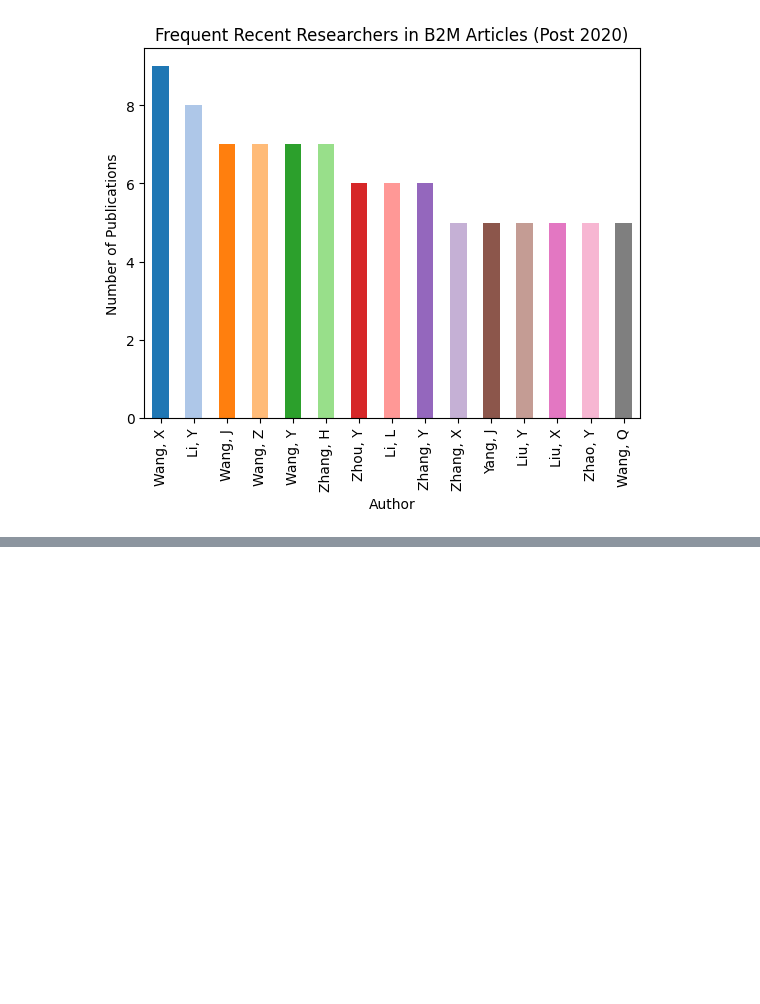
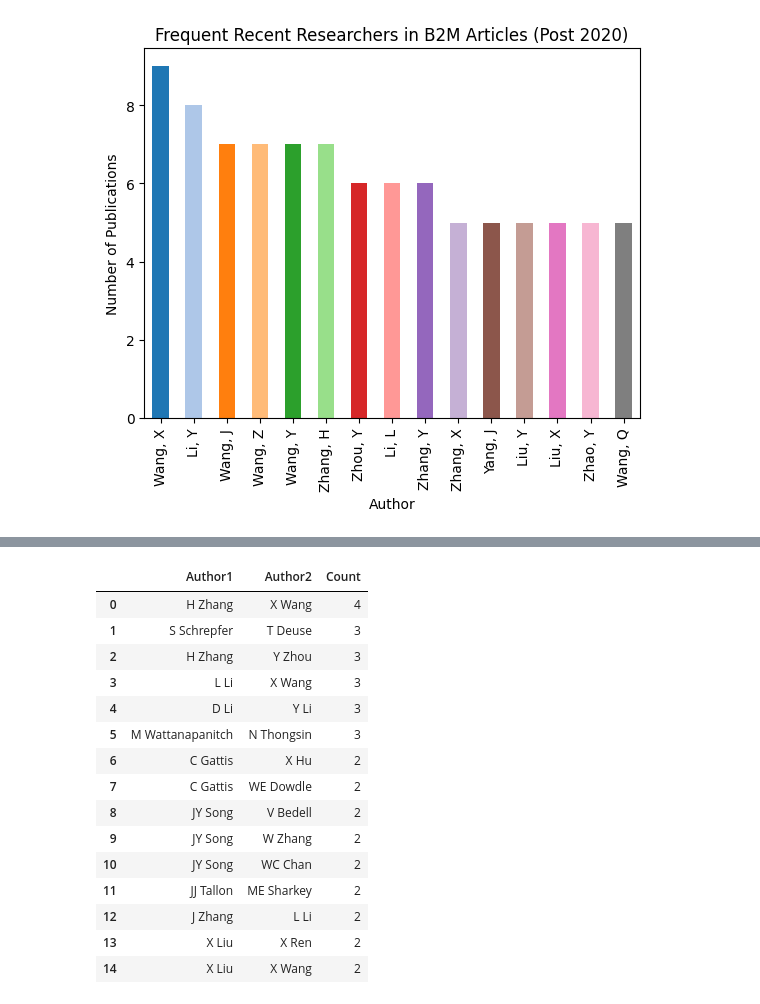
Before and after one commit to LillWawrence/consulting_skills_exam, a Jupyter notebook: mollyconsulting.ipynb, the cells around one changed output, grey strips where cells are left out. Cells and saved outputs as stored; diff of their text form; code cells hidden in the pictures; blank space fills up the shorter version.

```diff
--- a/mollyconsulting.ipynb
+++ b/mollyconsulting.ipynb
@@ -123,0 +149,59 @@ plt.show()
+# %%
+#collaborators
+
+from itertools import combinations
+import pandas as pd
+
+# Merge year into authors
+mergingauthors = authors.merge(
+    articles[["PMID", "Year"]],
+    on="PMID",
+    how="left"
+)
+
+# Filter to recent papers and make a copy
+authors_recent = mergingauthors[mergingauthors["Year"] >= 2020].copy()
+
+# Drop rows with missing author info
+authors_recent = authors_recent.dropna(
+    subset=["AuthorInitials", "AuthorLastname"]
+)
+
+# Create author name
+authors_recent["Author"] = (
+    authors_recent["AuthorInitials"].str.strip() + " " +
+    authors_recent["AuthorLastname"].str.strip()
+)
+
+coauthors_list = []
+
+for pmid, group in authors_recent.groupby("PMID"):
+    authors_in_pmid = group["Author"].unique()
+    if len(authors_in_pmid) >= 2:
+        for a, b in combinations(sorted(authors_in_pmid), 2):
+            coauthors_list.append((a, b))
+
+coauthor_counts = (
+    pd.DataFrame(coauthors_list, columns=["Author1", "Author2"])
+    .value_counts()
+    .reset_index(name="Count")
+)
+
+display(coauthor_counts.head(15))
+# %% [output]
+|  | Author1 | Author2 | Count |
+| 0 | H Zhang | X Wang | 4 |
+| 1 | S Schrepfer | T Deuse | 3 |
+| 2 | H Zhang | Y Zhou | 3 |
+| 3 | L Li | X Wang | 3 |
+| 4 | D Li | Y Li | 3 |
+| 5 | M Wattanapanitch | N Thongsin | 3 |
+| 6 | C Gattis | X Hu | 2 |
+| 7 | C Gattis | WE Dowdle | 2 |
+| 8 | JY Song | V Bedell | 2 |
+| 9 | JY Song | W Zhang | 2 |
+| 10 | JY Song | WC Chan | 2 |
+| 11 | JJ Tallon | ME Sharkey | 2 |
+| 12 | J Zhang | L Li | 2 |
+| 13 | X Liu | X Ren | 2 |
+| 14 | X Liu | X Wang | 2 |
```
Also changed, not shown: parts of 4 cells of this notebook.
